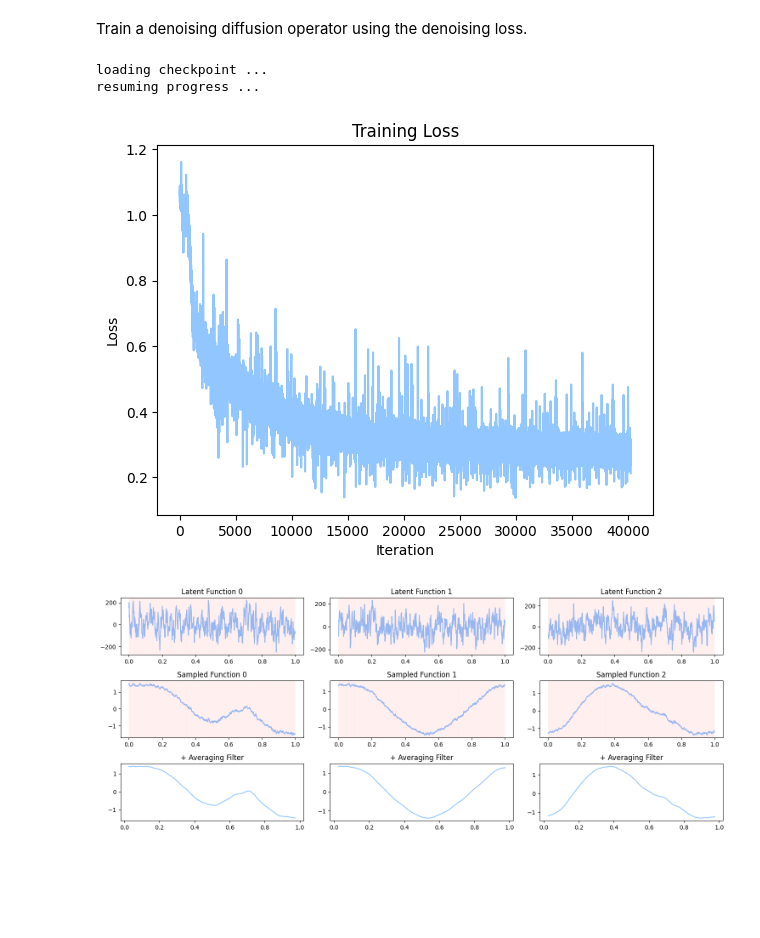
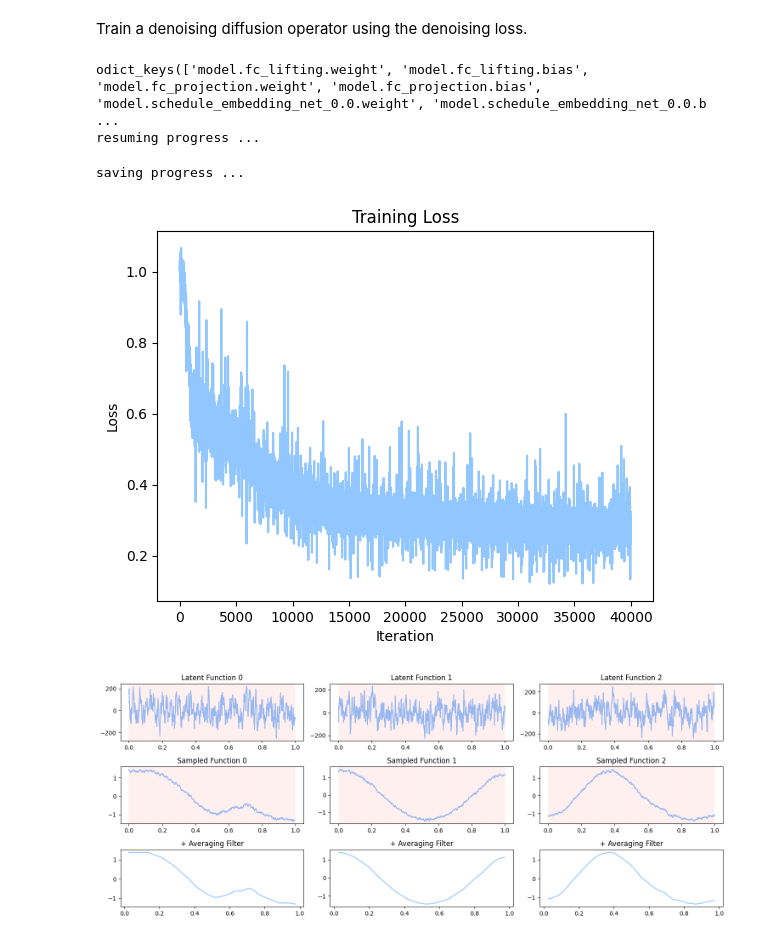
Before and after one commit to HamidrezaKmK/cond-diffusion-operators-edm, a Jupyter notebook: notebooks/test_ddo_1d.ipynb, the cells around one changed output. Drawn from its saved outputs; the diff is of its cells as text; code cells hidden in the pictures; blank space fills up the shorter version.

```diff
--- a/notebooks/test_ddo_1d.ipynb
+++ b/notebooks/test_ddo_1d.ipynb
@@ -76,8 +76,8 @@ num_epochs = 1000
 batch_size = 128
 sigma_min = 0.0002
 sigma_max = 80
-saving_prefix = "less_expressive" # set to something catchy if you like
-checkpoint_name = "less_expressive-29Oct-1620" # set to some value for checkpointing
+saving_prefix = "more_expressive" # set to something catchy if you like
+checkpoint_name = None #"less_expressive-29Oct-1620" # set to some value for checkpointing
 resume = True
 learning_rate = 1e-5
 total_epoch = 0
@@ -104,6 +104,9 @@ denoiser_network = EDMPreconditioner(
     sigma_data=sigma_data,
 )
 optim = torch.optim.Adam(denoiser_network.parameters(), lr=learning_rate)
+
+from pprint import pprint
+pprint(denoiser_network.state_dict().keys())
 ####
 
 all_loss_history = []
@@ -154,35 +157,36 @@ if checkpoint_name is None or resume:
                 loss.backward()
                 all_loss_history.append(loss.item())
                 optim.step()
                 pbar.set_description(f"Loss: {loss.item():.3f}")
             total_epoch += 1
             pbar.update(1)
     finally:
 
         if total_epoch > 0:
             print("saving progress ...")
             now = datetime.datetime.now()
             # format data and year and hour and minute
             formatted_name = now.strftime("%d%b-%H%M")
             if saving_prefix is not None:
                 formatted_name = f"{saving_prefix}-{formatted_name}"
             os.makedirs(f"outputs/checkpoints/notebooks/{formatted_name}", exist_ok=True)
             torch.save(denoiser_network.state_dict(), f"outputs/checkpoints/notebooks/{formatted_name}/denoiser_model.pth")
             torch.save(optim.state_dict(), f"outputs/checkpoints/notebooks/{formatted_name}/optim_model.pth")
             with open(f"outputs/checkpoints/notebooks/{formatted_name}/history.pkl", "wb") as f:
                 pickle.dump(all_loss_history, f)
             with open(f"outputs/checkpoints/notebooks/{formatted_name}/total_epoch.txt", "w") as f:
                 f.write(str(total_epoch + original_epoch))
         pbar.close()
         plt.plot(all_loss_history)
         plt.xlabel("Iteration")
         plt.ylabel("Loss")
         plt.title("Training Loss")
         plt.show()
 # %% [output]
-loading checkpoint ...
+odict_keys(['model.fc_lifting.weight', 'model.fc_lifting.bias', 'model.fc_projection.weight', 'model.fc_projection.bias', 'model.schedule_embedding_net_0.0.weight', 'model.schedule_embedding_net_0.0.b ...
 resuming progress ...
+saving progress ...
-[figure, old version]
+[figure, new version]
 # %%
 num_steps = 30
 batch_size = 3
@@ -233,4 +237,4 @@ with torch.no_grad():
         ax.set_title(f"+ Averaging Filter")
     plt.tight_layout()
 # %% [output]
-[figure, old version]
+[figure, new version]
```
Also changed, not shown: parts of 2 cells of this notebook, 2 other files.
